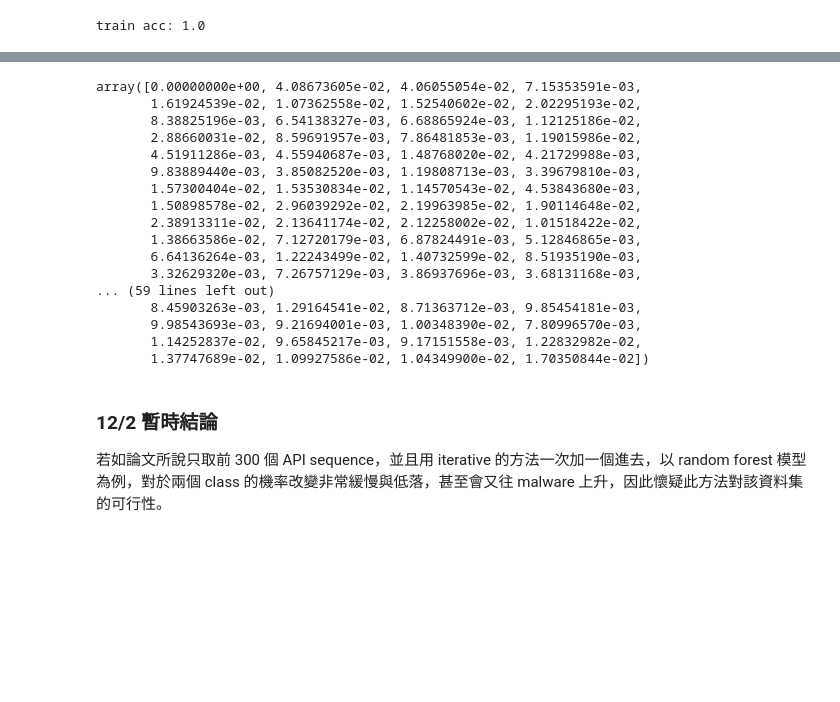
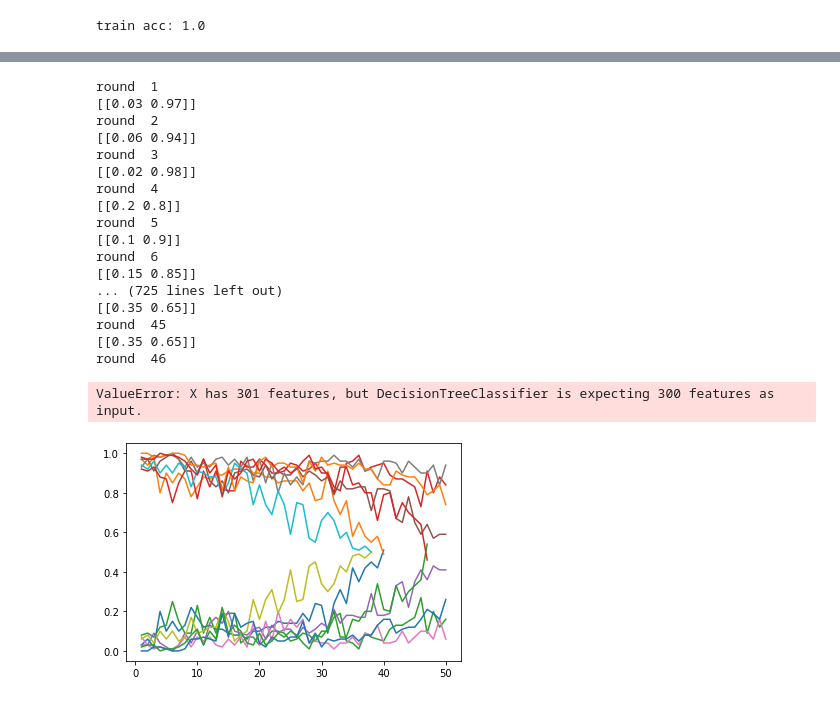
Before and after one commit to cherry900606/ML_security_final, a Jupyter notebook: final.ipynb, the cells around one changed output, grey strips where cells are left out. Drawn from its saved outputs; the diff is of its cells as text; code cells hidden in the pictures; blank space fills up the shorter version.

```diff
--- a/final.ipynb
+++ b/final.ipynb
@@ -177,4 +211 @@ def feature_level_attack(model, x, A, total_round = 10):
     return x_star
-# %%
-# generate AE sample from the given malware call sequence
-x = feature_level_attack(rf, np.array(M[0]).reshape(1, -1), A)
@@ -200,2 +211,0 @@ round  1
-# %%
-x = feature_level_attack(rf, np.array(M[0]).reshape(1, -1), A, 50)
@@ -227,2 +211,0 @@ array([0, 1, 2])
-# %%
-x = feature_level_attack(rf, np.array(M[0]).reshape(1, -1),A)
@@ -266,4 +211,0 @@ array([1, 2, 3, 4, 5, 6, 7, 8, 9, 10, 11, 12, 13, 14, 15, 16, 17, 18, 19,
-# %%
-for i in range(10):
-    print(np.array(B[i]).reshape(1, -1)[0])
-    print(rf.predict_proba(np.array(M[i]).reshape(1, -1)))
@@ -288,24 +212,29 @@ for i in range(10):
-# %%
-rf.feature_importances_
-# %% [output]
-array([0.00000000e+00, 4.08673605e-02, 4.06055054e-02, 7.15353591e-03,
-       1.61924539e-02, 1.07362558e-02, 1.52540602e-02, 2.02295193e-02,
-       8.38825196e-03, 6.54138327e-03, 6.68865924e-03, 1.12125186e-02,
-       2.88660031e-02, 8.59691957e-03, 7.86481853e-03, 1.19015986e-02,
-       4.51911286e-03, 4.55940687e-03, 1.48768020e-02, 4.21729988e-03,
-       9.83889440e-03, 3.85082520e-03, 1.19808713e-03, 3.39679810e-03,
-       1.57300404e-02, 1.53530834e-02, 1.14570543e-02, 4.53843680e-03,
-       1.50898578e-02, 2.96039292e-02, 2.19963985e-02, 1.90114648e-02,
-       2.38913311e-02, 2.13641174e-02, 2.12258002e-02, 1.01518422e-02,
-       1.38663586e-02, 7.12720179e-03, 6.87824491e-03, 5.12846865e-03,
-       6.64136264e-03, 1.22243499e-02, 1.40732599e-02, 8.51935190e-03,
-       3.32629320e-03, 7.26757129e-03, 3.86937696e-03, 3.68131168e-03,
-... (59 lines left out)
-       8.45903263e-03, 1.29164541e-02, 8.71363712e-03, 9.85454181e-03,
-       9.98543693e-03, 9.21694001e-03, 1.00348390e-02, 7.80996570e-03,
-       1.14252837e-02, 9.65845217e-03, 9.17151558e-03, 1.22832982e-02,
-       1.37747689e-02, 1.09927586e-02, 1.04349900e-02, 1.70350844e-02])
-# %% [markdown]
-### 12/2 暫時結論
-
-若如論文所說只取前 300 個 API sequence，並且用 iterative 的方法一次加一個進去，以 random forest 模型為例，對於兩個 class 的機率改變非常緩慢與低落，甚至會又往 malware 上升，因此懷疑此方法對該資料集的可行性。
+# %%
+# generate AE sample from the given malware call sequence
+AE_sample = []
+for i in range(50):
+    try:
+        x = feature_level_attack(rf, np.array(M[i]).reshape(1, -1), A, 50)
+        AE_sample.append(np.array(x))
+    except:
+        pass
+# %% [output]
+round  1
+[[0.03 0.97]]
+round  2
+[[0.06 0.94]]
+round  3
+[[0.02 0.98]]
+round  4
+[[0.2 0.8]]
+round  5
+[[0.1 0.9]]
+round  6
+[[0.15 0.85]]
+... (725 lines left out)
+[[0.35 0.65]]
+round  45
+[[0.35 0.65]]
+round  46
+ValueError: X has 301 features, but DecisionTreeClassifier is expecting 300 features as input.
+[figure, added]
```
Also changed, not shown: parts of 20 cells of this notebook.
